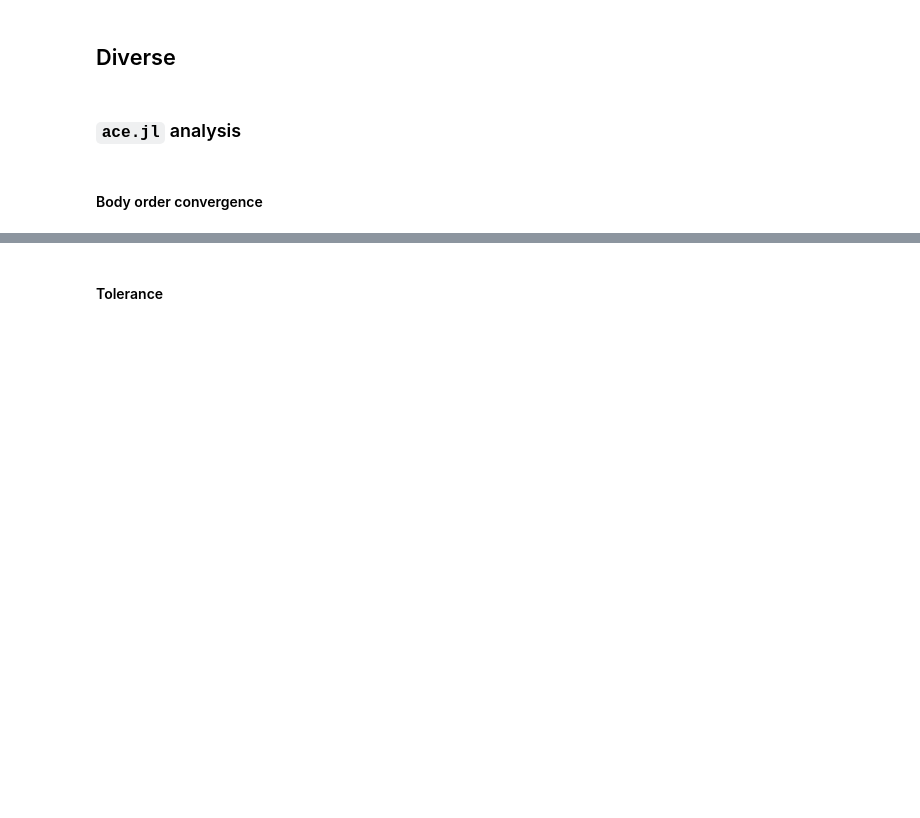
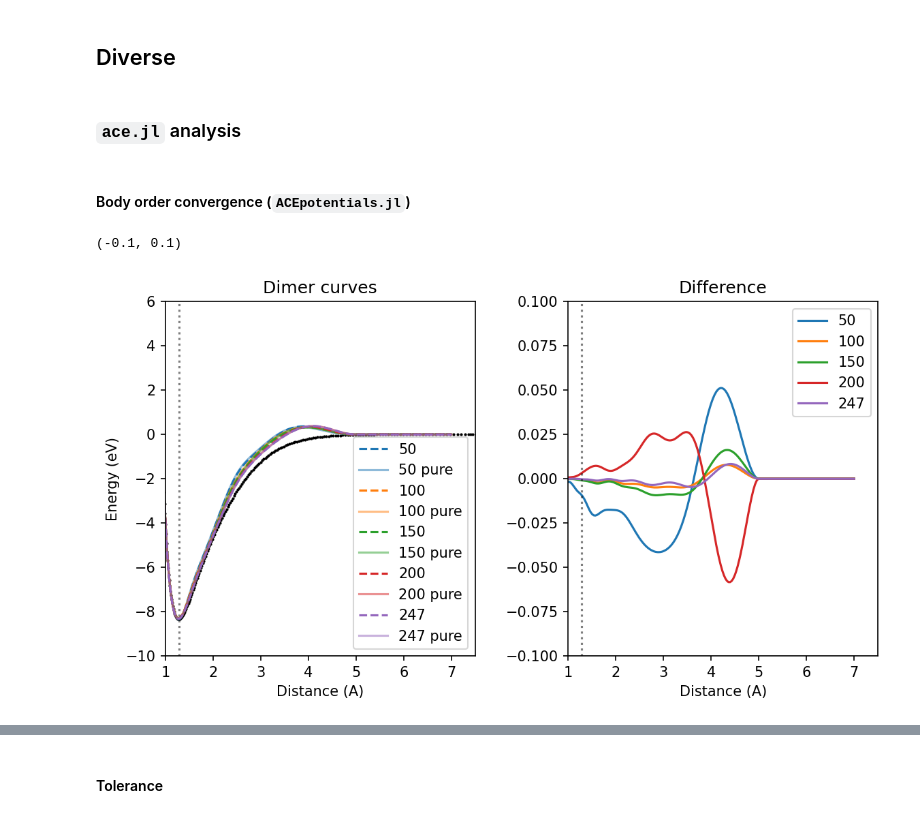
Before and after one commit to apolmiguel/aceconverge2025, a Jupyter notebook: plotter_clean.ipynb, the cells around one changed output, grey strips where cells are left out. Drawn from its saved outputs; the diff is of its cells as text; code cells hidden in the pictures; blank space fills up the shorter version.

```diff
--- a/plotter_clean.ipynb
+++ b/plotter_clean.ipynb
@@ -95,6 +95,47 @@ en_qe[0] *= 0.529177 # bohr to Angstrom
 en_qe[1] -= -18.03977639 * 2 # remove e1b
 en_qe[1] *= 13.605703976 # Rydberg to eV
 # %% [markdown]
-#### Body order convergence
+#### Body order convergence (`ACEpotentials.jl`)
+# %%
+## Progressive convergence wrt dimgen
+
+os.chdir('/leonardo_work/Sis25_degironc_0/apol/aceconverge2025/acejulia/')
+# basis_tags = ['16.12','46.16','16.12.8','16.12.8.4']
+# basis_tags = ['24.20','24.20.16','24.20.16.12']
+# dset = 'dimgen_247'
+dimgens = ['50','100','150','200','247']
+jl_dims = {}
+jl_puredims = {}
+
+g, gax = plt.subplots(1,2,figsize=(9,4.5),dpi=150)
+# g.suptitle(f'{dset}' + ' tolerance = ' + tolerance)
+# g.subplots_adjust(top=0.95)
+g.subplots_adjust(wspace=0.3)
+gax[0].set_title('Dimer curves')
+gax[1].set_title('Difference')
+gax[0].set_ylabel('Energy (eV)')
+# for i,basis in enumerate(basis_tags):
+for i,dimgen in enumerate(dimgens):
+    jl_dims[dimgen] = np.loadtxt('dimgen_'+f'{dimgen}'+'/24.20.16/ecost10.0/dimercurve.dat').T
+    jl_puredims[dimgen] = np.loadtxt('dimgen_'+f'{dimgen}'+'_purify/24.20.16/ecost10.0/dimercurve.dat').T
+    diffy = jl_dims[dimgen][1] - jl_puredims[dimgen][1]
+
+    gax[0].plot(*jl_dims[dimgen], label=dimgen, color="C"+str(i), linestyle='--')
+    gax[0].plot(*jl_puredims[dimgen], label=dimgen+" pure", color="C"+str(i), alpha=0.5)
+    gax[1].plot(jl_dims[dimgen][0], diffy, label=dimgen, color="C"+str(i))
+
+for axes in gax:
+    axes.set_xlim(1,7.5)
+    axes.axvline(1.286958464, color='k', linestyle=':', alpha=0.5)
+
+    axes.set_xlabel('Distance (A)')
+    # axes.set_ylabel('Energy (eV)')
+    axes.legend()
+gax[0].scatter(*en_qe,s=1,color='k')
+gax[0].set_ylim(-10,6)
+gax[1].set_ylim(-0.1,0.1)
+# %% [output]
+(-0.1, 0.1)
+[figure, added]
 # %%
 os.chdir('/leonardo_work/Sis25_degironc_0/apol/aceconverge2025/acejulia/')
```
Also changed, not shown: parts of 1 cell of this notebook, 58 other files.
